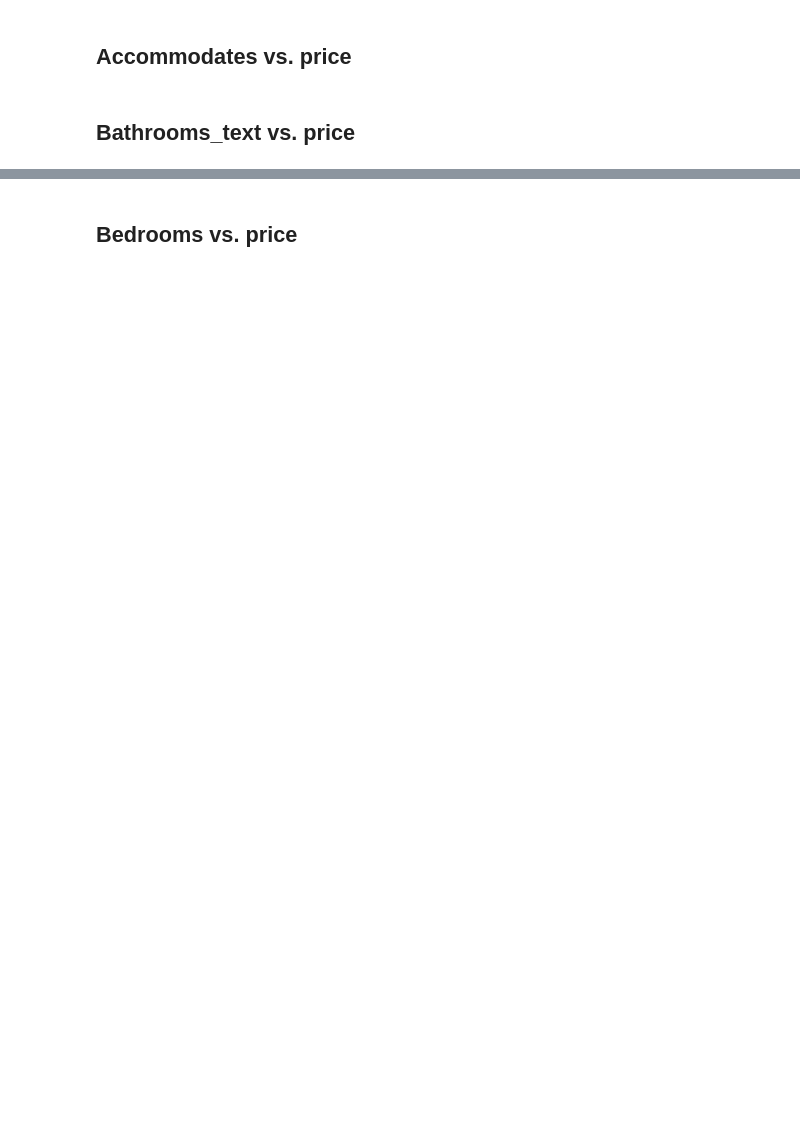
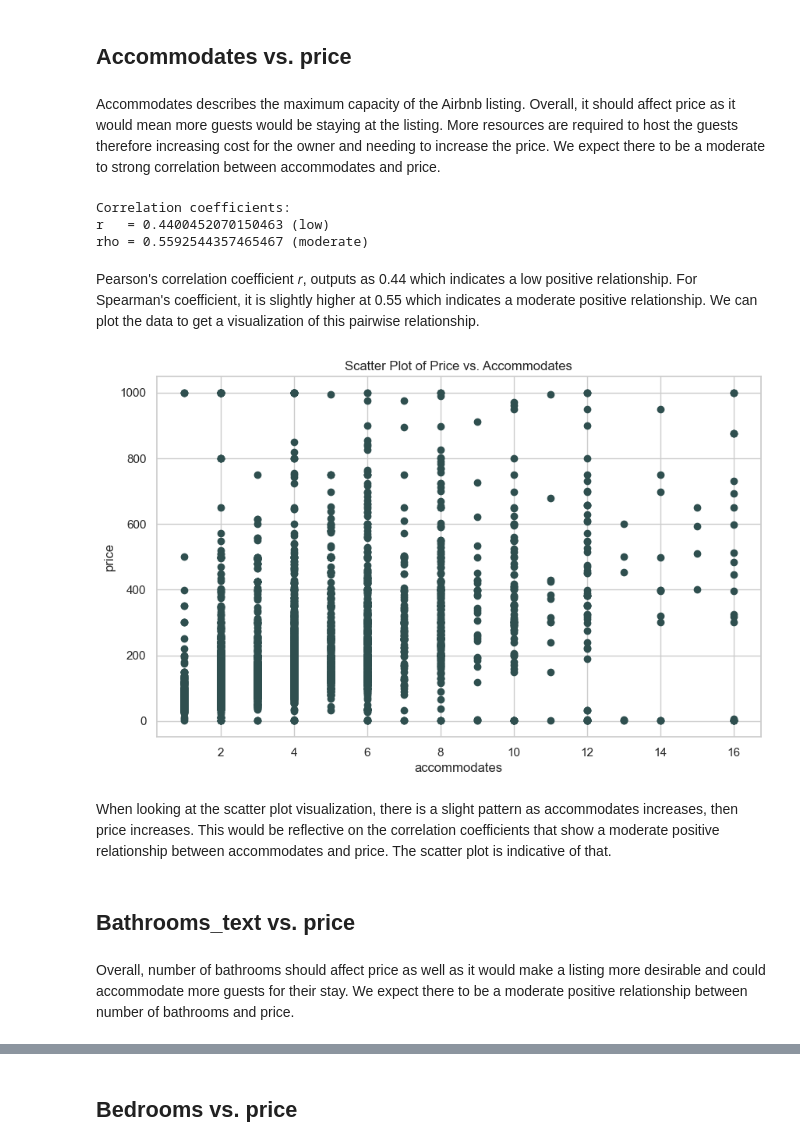
Before and after one commit to ayee6/JHUDataScienceGroup9, a Jupyter notebook: andrew_eda.ipynb, the cells around one changed output, grey strips where cells are left out. Saved outputs shown, nothing was run; the diff lists cells and outputs as text; code cells hidden in the pictures; blank space fills up the shorter version.

```diff
--- a/andrew_eda.ipynb
+++ b/andrew_eda.ipynb
@@ -393,5 +438,5 @@ Name: minimum_minimum_nights, dtype: int64
 # %%
-tempDF = airbnbDF
+tempDF = vwListings
 tempDF["maximum_minimum_nights"].replace('', np.nan, inplace=True)
 tempDF.dropna(subset=['maximum_minimum_nights'], inplace=True)
 # %%
@@ -426,4 +475,0 @@ Name: maximum_minimum_nights, Length: 63, dtype: int64
-# %%
-tempDF = airbnbDF
-tempDF["minimum_maximum_nights"].replace('', np.nan, inplace=True)
-tempDF.dropna(subset=['minimum_maximum_nights'], inplace=True)
@@ -460,0 +509,2 @@ Name: minimum_maximum_nights, Length: 111, dtype: int64
+# %%
+vwListings['price_number'] = tempDF['price'].str.extract('(\d+)').astype(float)
@@ -463,4 +556,36 @@ Name: minimum_maximum_nights, Length: 111, dtype: int64
 # %% [markdown]
 ## Accommodates vs. price
+# %% [markdown]
+Accommodates describes the maximum capacity of the Airbnb listing. Overall, it should affect price as it would mean more guests would be staying at the listing. More resources are required to host the guests therefore increasing cost for the owner and needing to increase the price. We expect there to be a moderate to strong correlation between accommodates and price.
+# %%
+tempDF = vwListings
+tempDF["accommodates"].replace('', np.nan, inplace=True)
+tempDF.dropna(subset=['accommodates'], inplace=True)
+# %%
+correlation(tempDF, "price_number", "accommodates")
+# %% [output]
+Correlation coefficients:
+r   = 0.4400452070150463 (low)
+rho = 0.5592544357465467 (moderate)
+# %% [markdown]
+Pearson's correlation coefficient 𝑟, outputs as 0.44 which indicates a low positive relationship. For Spearman's coefficient, it is slightly higher at 0.55 which indicates a moderate positive relationship. We can plot the data to get a visualization of this pairwise relationship.
+# %%
+figure = plt.figure(figsize=(10, 6))
+
+axes = figure.add_subplot(1, 1, 1)
+axes.scatter( tempDF["accommodates"], tempDF["price_number"], marker="o", color="darkslategray")
+
+axes.set_ylabel("price")
+axes.set_xlabel("accommodates")
+axes.set_title("Scatter Plot of Price vs. Accommodates")
+
+plt.show()
+plt.close()
+# %% [output]
+[figure, added]
+# %% [markdown]
+When looking at the scatter plot visualization, there is a slight pattern as accommodates increases, then price increases. This would be reflective on the correlation coefficients that show a moderate positive relationship between accommodates and price. The scatter plot is indicative of that.
 # %% [markdown]
 ## Bathrooms_text vs. price
+# %% [markdown]
+Overall, number of bathrooms should affect price as well as it would make a listing more desirable and could accommodate more guests for their stay. We expect there to be a moderate positive relationship between number of bathrooms and price.
```
Also changed, not shown: parts of 68 cells of this notebook.
